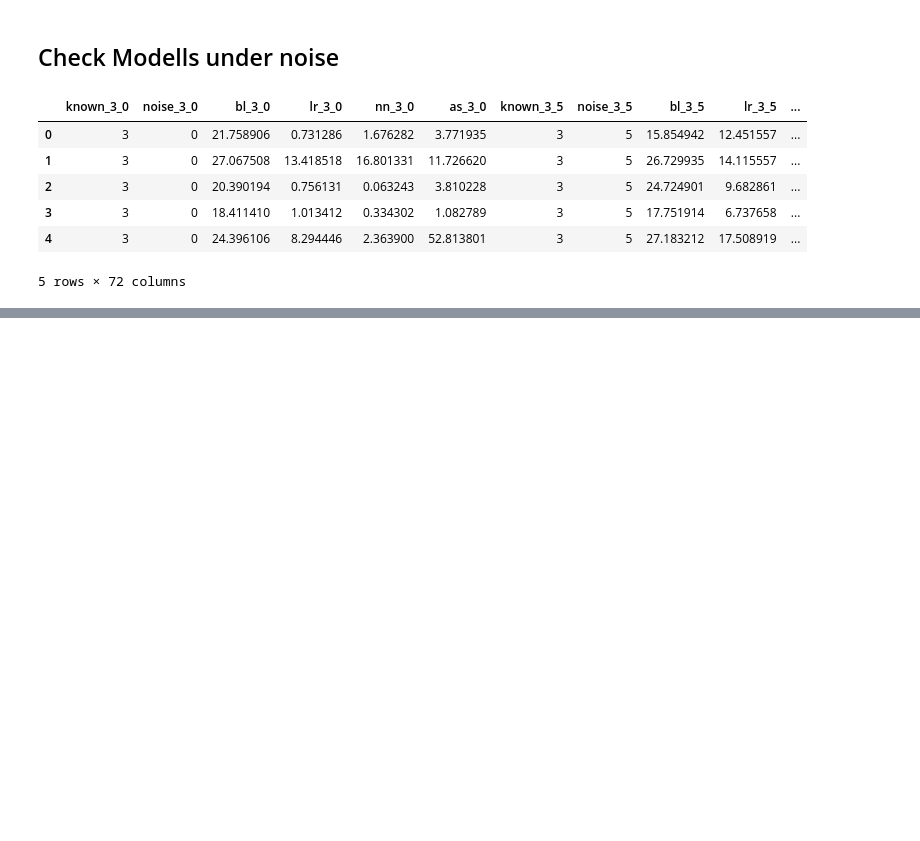
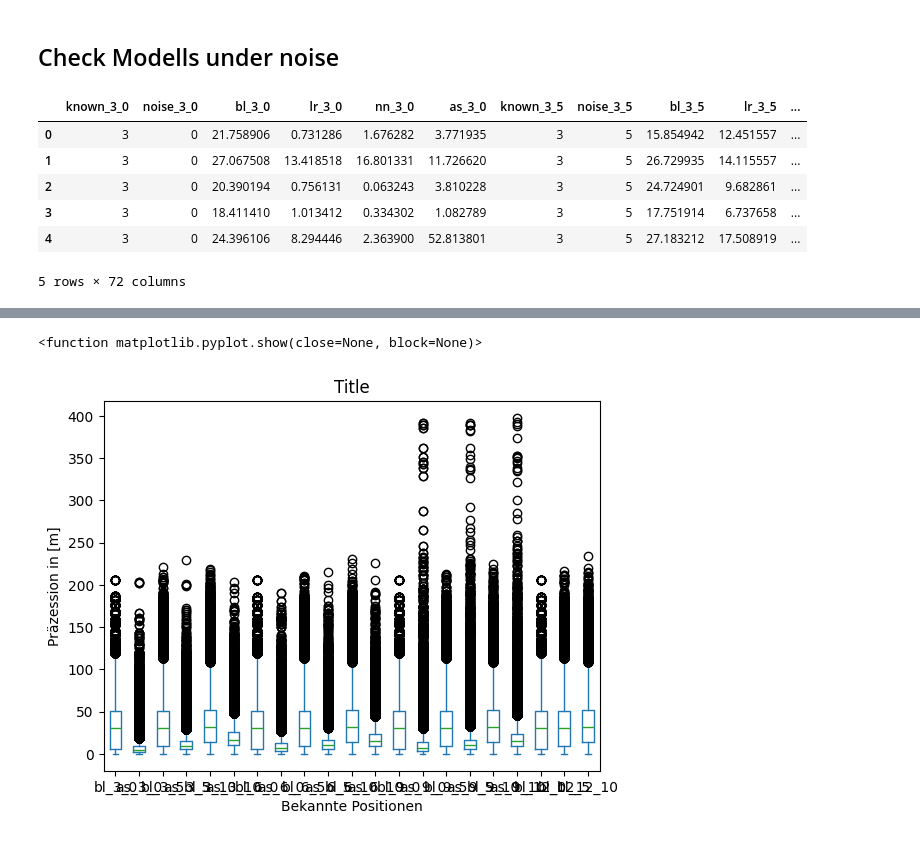
Before and after one commit to SeseRau/py-ma-git, a Jupyter notebook: notebooks/Modelling.ipynb, the cells around one changed output, grey strips where cells are left out. Saved outputs shown, nothing was run; the diff lists cells and outputs as text; code cells hidden in the pictures; blank space fills up the shorter version.

```diff
--- a/notebooks/Modelling.ipynb
+++ b/notebooks/Modelling.ipynb
@@ -424,0 +505,27 @@ df_res.head()
+# %%
+from matplotlib import pyplot as plt
+
+noise = 0
+known = 3
+
+# x_values = df_res[f"known_{known}_0"]
+# y_values = df_res[f"bl_{known}_{noise}"]
+
+# for known in range(3, 13, 3):
+#     for noise in range(0, 11, 5):
+#         df_res = df_res.copy
+
+#         3
+
+# plt.scatter(x_values, y_values)
+
+df_res.plot(kind='box')
+plt.title('Title')
+
+plt.xlabel('Bekannte Positionen')
+plt.ylabel('Präzession in [m]')
+
+plt.show
+# %% [output]
+<function matplotlib.pyplot.show(close=None, block=None)>
+[figure, added]
```
Also changed, not shown: parts of 5 cells of this notebook.
